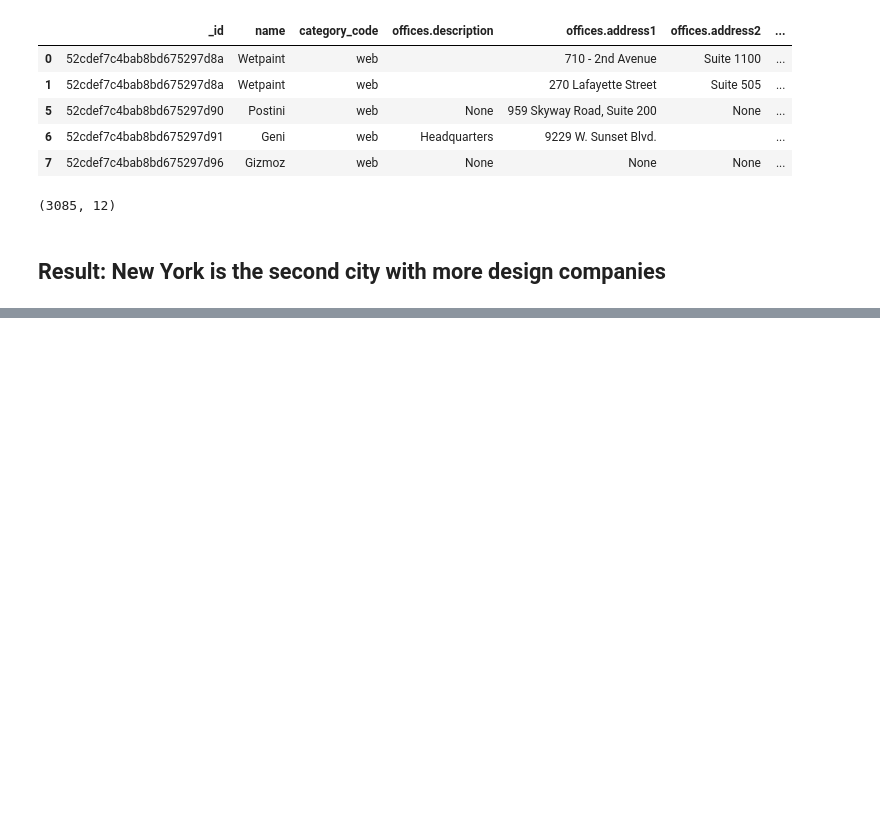
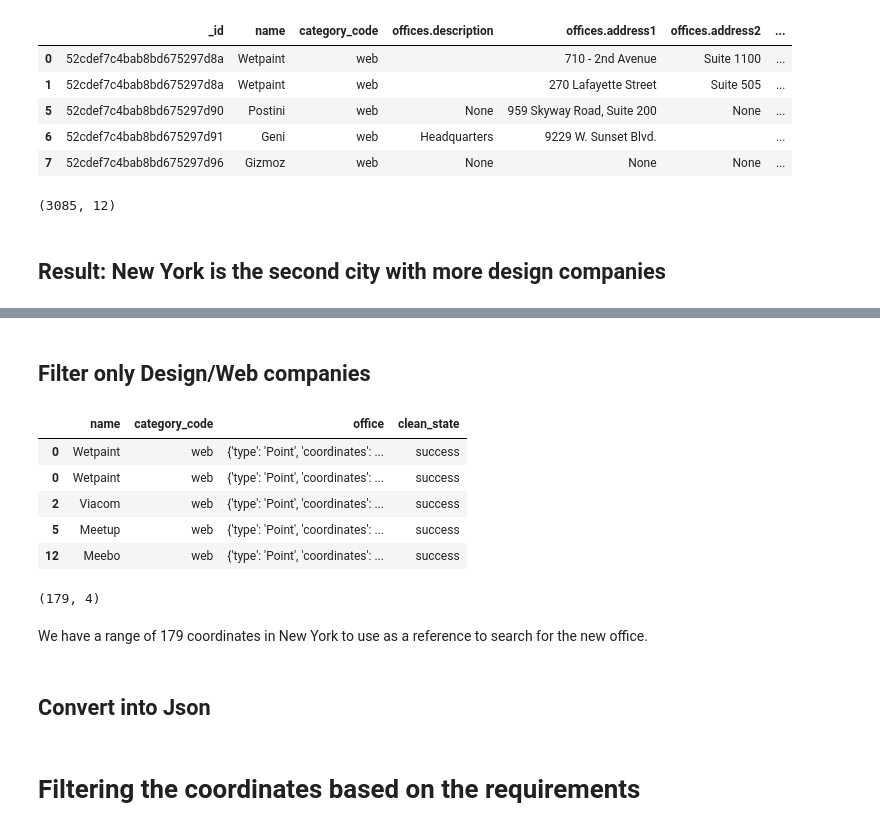
Before and after one commit to Carolinacastioni/mongo-project, a Jupyter notebook: Input/Project.ipynb, the cells around one changed output, grey strips where cells are left out. Drawn from its saved outputs; the diff is of its cells as text; code cells hidden in the pictures; blank space fills up the shorter version.

```diff
--- a/Input/Project.ipynb
+++ b/Input/Project.ipynb
@@ -140,0 +199,20 @@ Now that we already have our city we need to continue to investigate in which co
+# %% [markdown]
+## Filter only Design/Web companies
+# %%
+company_processed = company_processed[company_processed.category_code == 'web']
+company_processed.head()
+# %% [output]
+|  | name | category_code | office | clean_state |
+| 0 | Wetpaint | web | {'type': 'Point', 'coordinates': ... | success |
+| 0 | Wetpaint | web | {'type': 'Point', 'coordinates': ... | success |
+| 2 | Viacom | web | {'type': 'Point', 'coordinates': ... | success |
+| 5 | Meetup | web | {'type': 'Point', 'coordinates': ... | success |
+| 12 | Meebo | web | {'type': 'Point', 'coordinates': ... | success |
+# %%
+company_processed.shape
+# %% [output]
+(179, 4)
+# %% [markdown]
+We have a range of 179 coordinates in New York to use as a reference to search for the new office.
+# %% [markdown]
+## Convert into Json
@@ -140,0 +221,2 @@ Now that we already have our city we need to continue to investigate in which co
+# %% [markdown]
+# Filtering the coordinates based on the requirements
```
Also changed, not shown: parts of 39 cells of this notebook, 4 other files.
